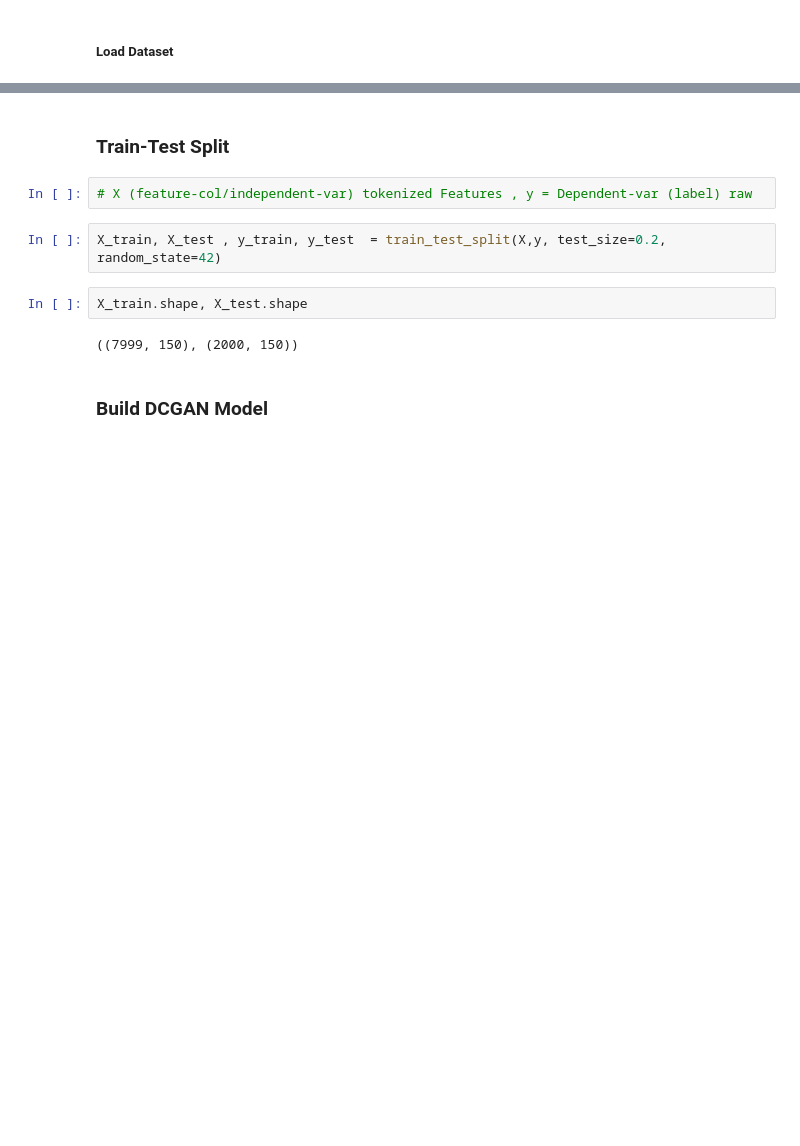
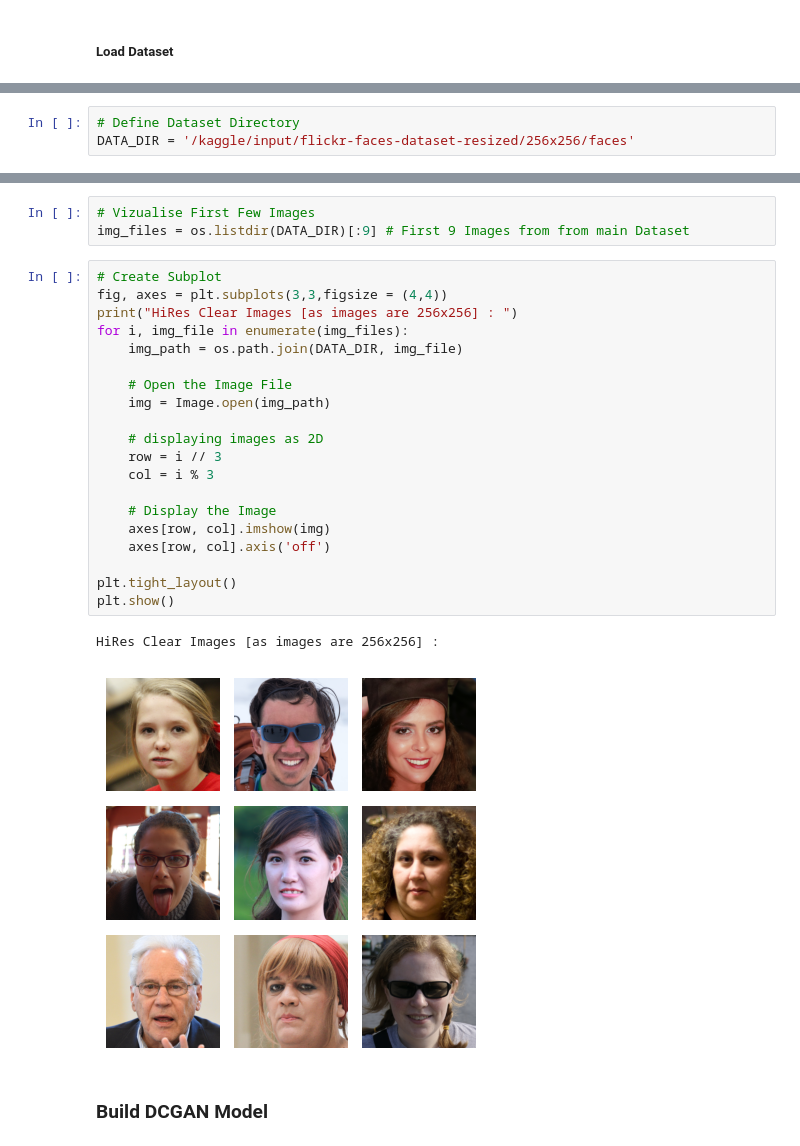
Before and after one commit to pointer2Alvee/dcgan-human-face-generation, a Jupyter notebook: notebooks/dcgan_face_gen.ipynb, the cells around one changed output, grey strips where cells are left out. Cells and saved outputs as stored; diff of their text form; blank space fills up the shorter version.

```diff
--- a/notebooks/dcgan_face_gen.ipynb
+++ b/notebooks/dcgan_face_gen.ipynb
@@ -60,0 +78,3 @@ dtype: int64
+# %%
+# Define Dataset Directory
+DATA_DIR = '/kaggle/input/flickr-faces-dataset-resized/256x256/faces'
@@ -132,13 +163,29 @@ tokenized_data # the 0s are extra padding we added
-# %% [markdown]
-### Train-Test Split
-# %%
-# X (feature-col/independent-var) tokenized Features , y = Dependent-var (label) raw
-# %%
-X_train, X_test , y_train, y_test  = train_test_split(X,y, test_size=0.2, random_state=42)
-# %%
-X_train.shape, X_test.shape
-# %% [output]
-((7999, 150), (2000, 150))
+# %%
+# Vizualise First Few Images
+img_files = os.listdir(DATA_DIR)[:9] # First 9 Images from from main Dataset
+# %%
+# Create Subplot
+fig, axes = plt.subplots(3,3,figsize = (4,4))
+print("HiRes Clear Images [as images are 256x256] : ")
+for i, img_file in enumerate(img_files):
+    img_path = os.path.join(DATA_DIR, img_file)
+
+    # Open the Image File
+    img = Image.open(img_path)
+
+    # displaying images as 2D
+    row = i // 3
+    col = i % 3
+
+    # Display the Image
+    axes[row, col].imshow(img)
+    axes[row, col].axis('off')
+
+plt.tight_layout()
+plt.show()
+# %% [output]
+HiRes Clear Images [as images are 256x256] :
+[figure, added]
 # %% [markdown]
 ### Build DCGAN Model
 # %% [markdown]
```
Also changed, not shown: parts of 64 cells of this notebook.
